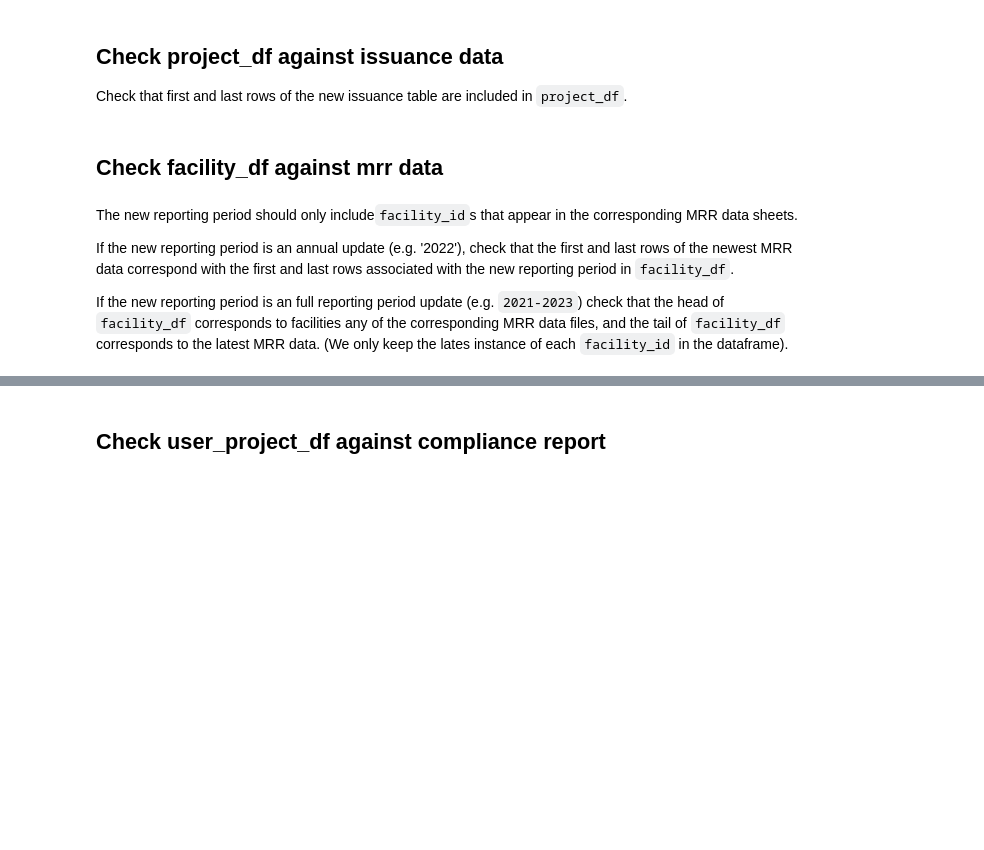
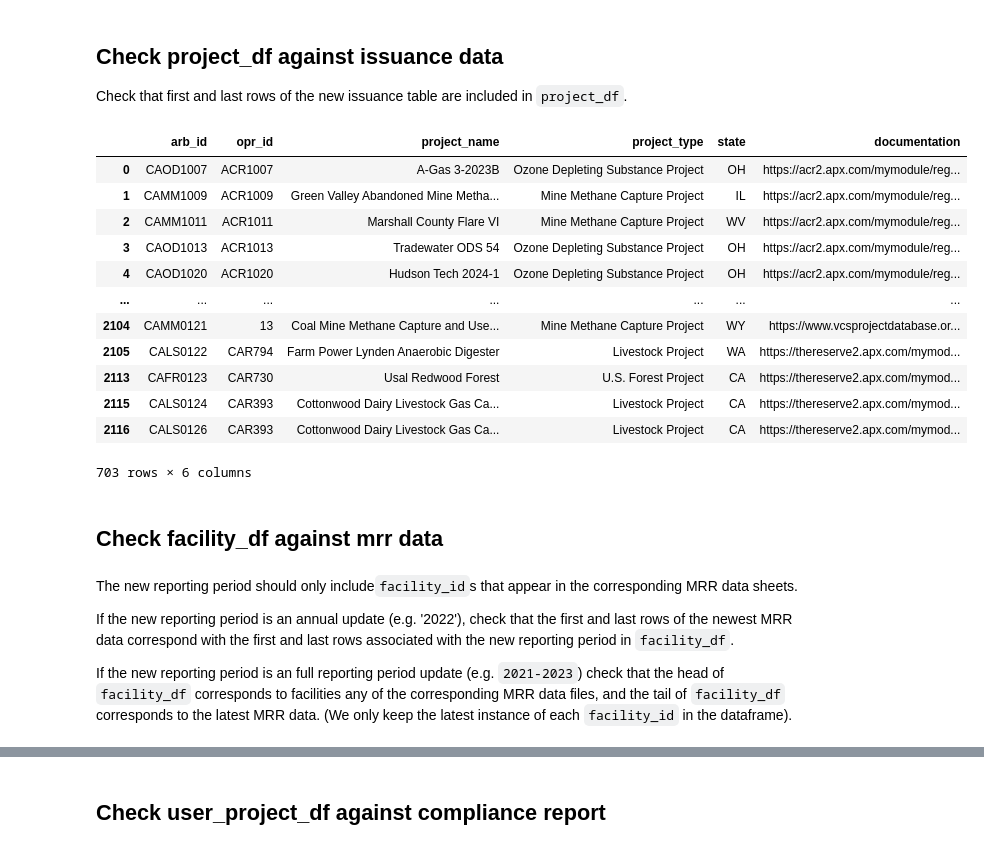
Before and after one commit to carbonplan/compliance-users, a Jupyter notebook: compliance_users/scripts/sandbox.ipynb, the cells around one changed output, grey strips where cells are left out. Saved outputs shown, nothing was run; the diff lists cells and outputs as text; code cells hidden in the pictures; blank space fills up the shorter version.

```diff
--- a/compliance_users/scripts/sandbox.ipynb
+++ b/compliance_users/scripts/sandbox.ipynb
@@ -32,7 +19,23 @@ mrr_data_path = "../data/mrr-data/"
 
 Check that first and last rows of the new issuance table are included in `project_df`.
 # %%
-projects.read_project_data(issuance_table_path)
+project_df = projects.read_project_data(config.issuance_table_path)
+# %%
+project_df
+# %% [output]
+|  | arb_id | opr_id | project_name | project_type | state | documentation |
+| 0 | CAOD1007 | ACR1007 | A-Gas 3-2023B | Ozone Depleting Substance Project | OH | https://acr2.apx.com/mymodule/reg... |
+| 1 | CAMM1009 | ACR1009 | Green Valley Abandoned Mine Metha... | Mine Methane Capture Project | IL | https://acr2.apx.com/mymodule/reg... |
+| 2 | CAMM1011 | ACR1011 | Marshall County Flare VI | Mine Methane Capture Project | WV | https://acr2.apx.com/mymodule/reg... |
+| 3 | CAOD1013 | ACR1013 | Tradewater ODS 54 | Ozone Depleting Substance Project | OH | https://acr2.apx.com/mymodule/reg... |
+| 4 | CAOD1020 | ACR1020 | Hudson Tech 2024-1 | Ozone Depleting Substance Project | OH | https://acr2.apx.com/mymodule/reg... |
+| ... | ... | ... | ... | ... | ... | ... |
+| 2104 | CAMM0121 | 13 | Coal Mine Methane Capture and Use... | Mine Methane Capture Project | WY | https://www.vcsprojectdatabase.or... |
+| 2105 | CALS0122 | CAR794 | Farm Power Lynden Anaerobic Digester | Livestock Project | WA | https://thereserve2.apx.com/mymod... |
+| 2113 | CAFR0123 | CAR730 | Usal Redwood Forest | U.S. Forest Project | CA | https://thereserve2.apx.com/mymod... |
+| 2115 | CALS0124 | CAR393 | Cottonwood Dairy Livestock Gas Ca... | Livestock Project | CA | https://thereserve2.apx.com/mymod... |
+| 2116 | CALS0126 | CAR393 | Cottonwood Dairy Livestock Gas Ca... | Livestock Project | CA | https://thereserve2.apx.com/mymod... |
+703 rows × 6 columns
 # %% [markdown]
 ## Check facility_df against mrr data
 # %%
@@ -42,5 +45,5 @@ The new reporting period should only include`facility_id`s that appear in the co
 
 If the new reporting period is an annual update (e.g. '2022'), check that the first and last rows of the newest MRR data correspond with the first and last rows associated with the new reporting period in `facility_df`.
 
-If the new reporting period is an full reporting period update (e.g. `2021-2023`) check that the head of `facility_df` corresponds to facilities any of the corresponding MRR data files, and the tail of `facility_df` corresponds to the latest MRR data. (We only keep the lates instance of each `facility_id` in the dataframe).
+If the new reporting period is an full reporting period update (e.g. `2021-2023`) check that the head of `facility_df` corresponds to facilities any of the corresponding MRR data files, and the tail of `facility_df` corresponds to the latest MRR data. (We only keep the latest instance of each `facility_id` in the dataframe).
 # %%
```
Also changed, not shown: parts of 25 cells of this notebook, 6 other files.
